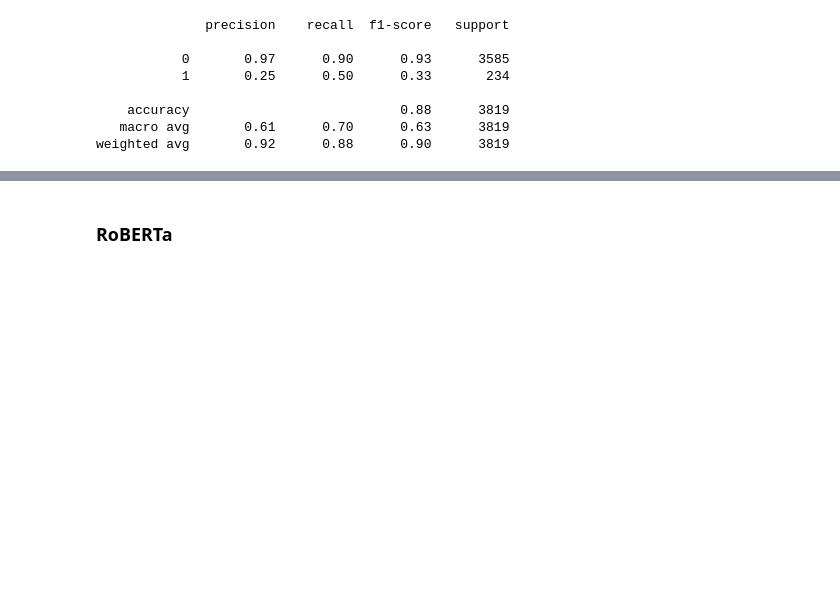
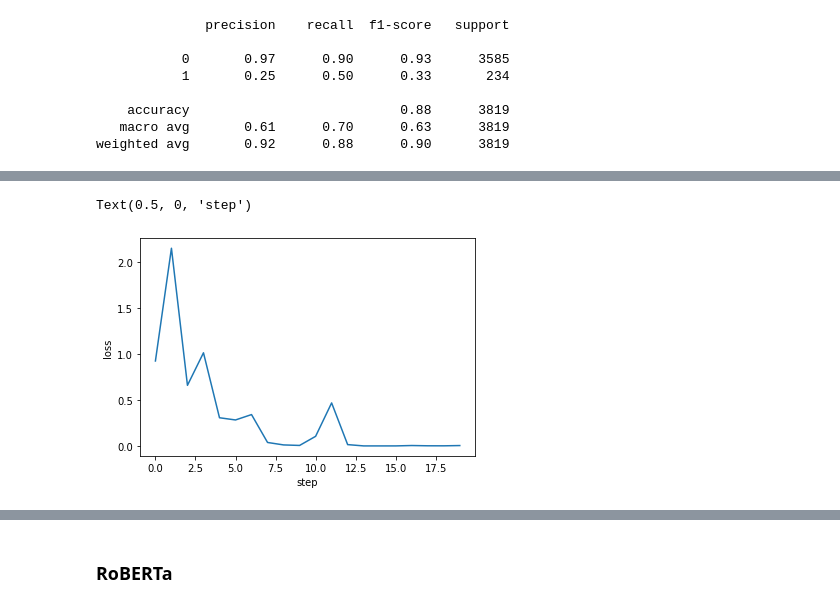
Before and after one commit to valeria-izvoreanu/Licenta, a Jupyter notebook: licenta.ipynb, the cells around one changed output, grey strips where cells are left out. Drawn from its saved outputs; the diff is of its cells as text; code cells hidden in the pictures; blank space fills up the shorter version.

```diff
--- a/licenta.ipynb
+++ b/licenta.ipynb
@@ -769,0 +942,24 @@ weighted avg       0.92      0.88      0.90      3819
+# %%
+def evaluate(model, x_test, y_test):
+  x_test = model.tokenizer(x_test, padding  = "max_length", max_length = embedding_config["max_length"], truncation = True, return_tensors = "pt")
+  test_data = TensorDataset(x_test["input_ids"], x_test["attention_mask"], torch.FloatTensor(y_test))
+
+  batch_size = embedding_config["batch_size"]
+  test_dataloader = DataLoader(test_data, batch_size=batch_size)
+
+  preds=[]
+  model.eval()
+  for batch in test_dataloader:
+    aux_batch = {
+        "input_ids" : batch[0].to(device),
+        "attention_mask" : batch[1].to(device)
+    }
+
+    with torch.no_grad():
+      outputs = model.embedder(**aux_batch).pooler_output
+      outputs = model.classifier(model.dropout(outputs))
+
+    preds+=outputs.sigmoid().round().reshape(-1).tolist()
+
+  predictions = normalize(preds)
+  return evaluate_predictions(predictions, y_test)
@@ -769,0 +1023,9 @@ weighted avg       0.92      0.88      0.90      3819
+# %%
+text_train = get_vocab(data_train["text"])
+text_test = get_vocab(data_test["text"])
+text_valid = get_vocab(data_validation["text"])
+# %%
+model = BertClassfierPytorch()
+model.to(device)
+# %%
+num_training_steps, losses = train_model(model, text_train, data_train["label"], text_valid, data_validation["label"])
@@ -769,0 +1051,7 @@ weighted avg       0.92      0.88      0.90      3819
+# %%
+plt.plot(range(model_config["epochs"]), losses)
+plt.ylabel("loss")
+plt.xlabel("step")
+# %% [output]
+Text(0.5, 0, 'step')
+[figure, added]
```
Also changed, not shown: parts of 57 cells of this notebook.
